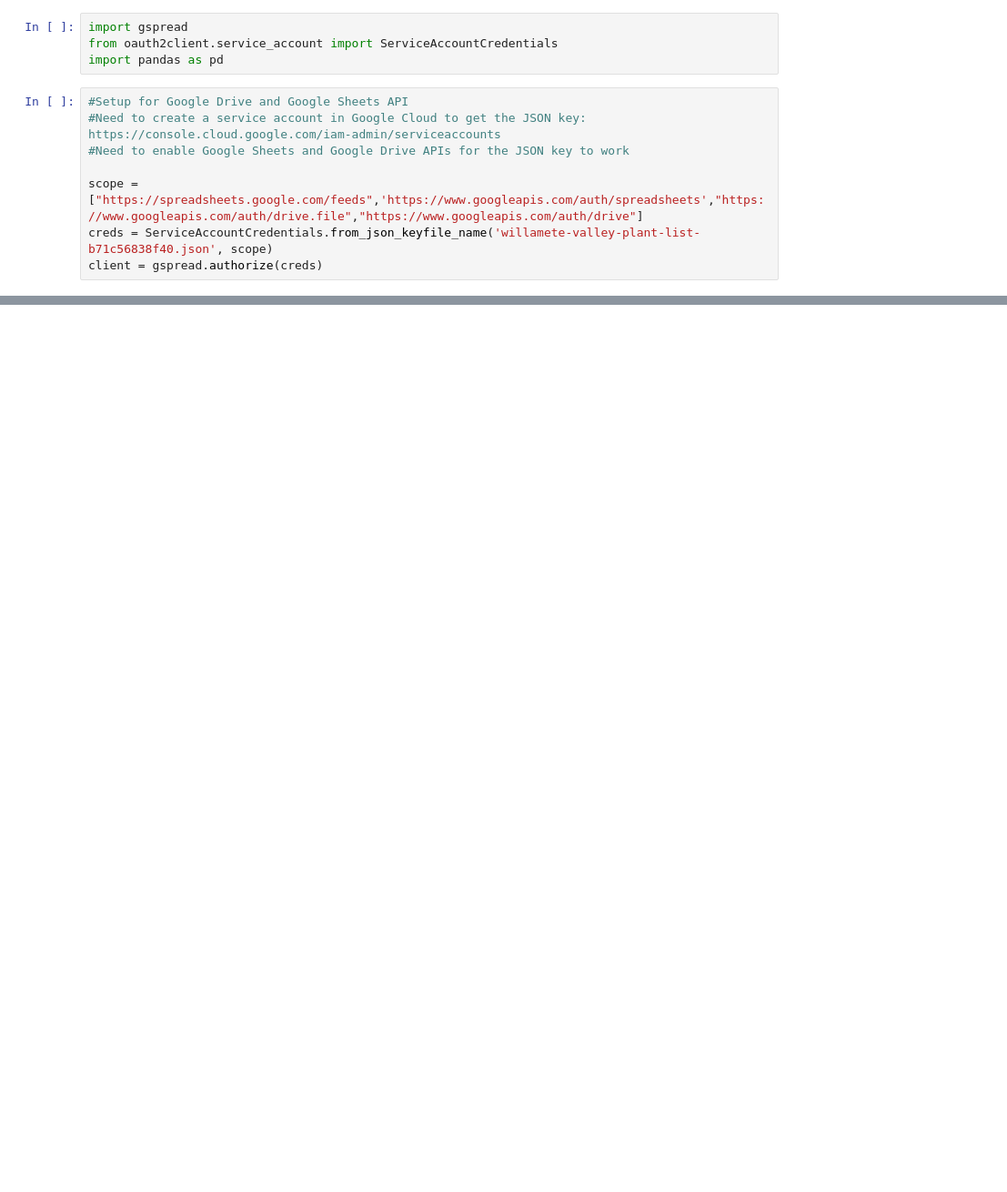
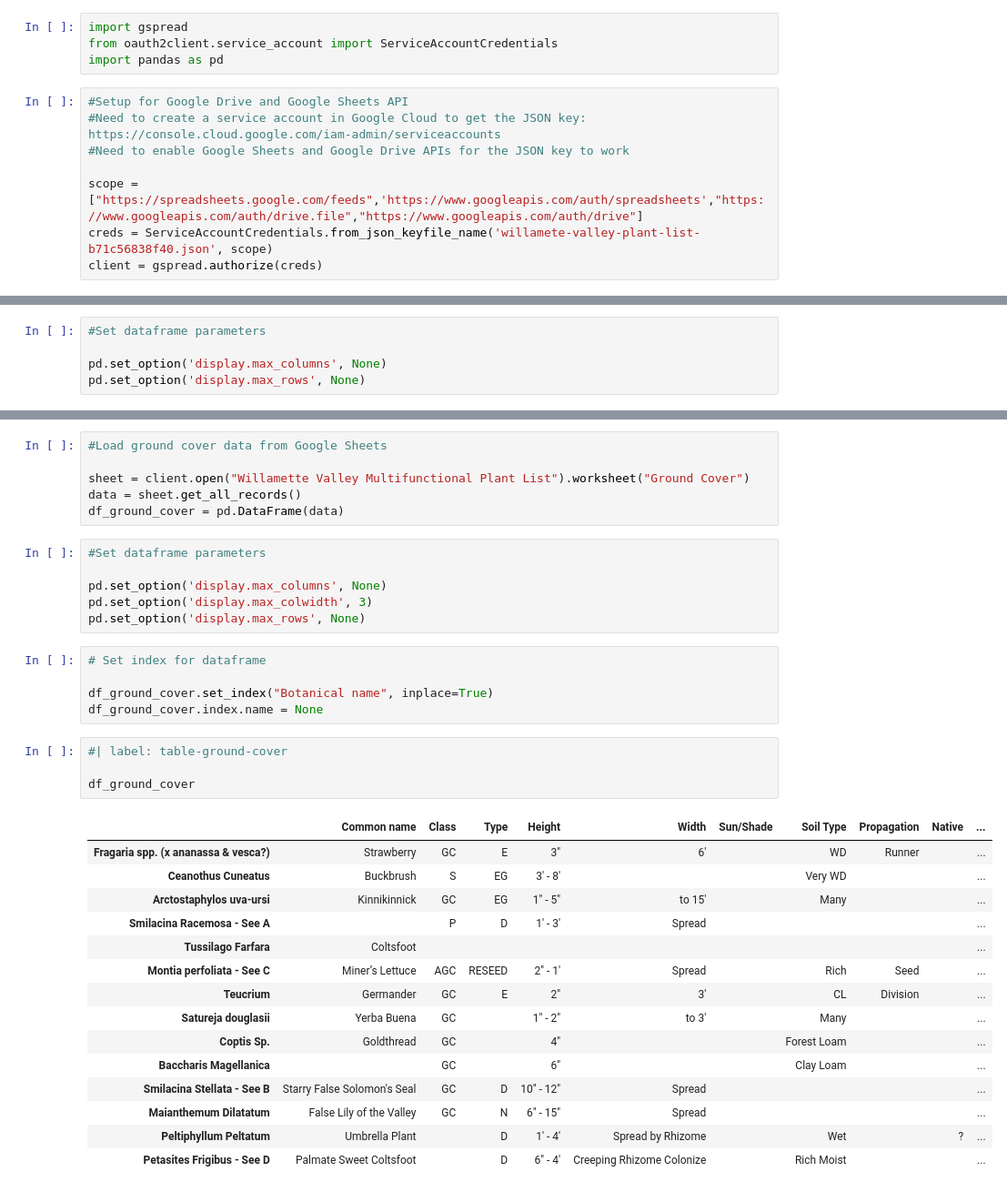
Before and after one commit to alexdallman1029/alexdallman1029.github.io, a Jupyter notebook: jupyter/google-integration.ipynb, the cells around one changed output, grey strips where cells are left out. Shown: that part at 91% size. Cells and saved outputs as stored; diff of their text form; blank space fills up the shorter version.

```diff
--- a/jupyter/google-integration.ipynb
+++ b/jupyter/google-integration.ipynb
@@ -16,3 +19,8 @@ sheet = client.open("Willamette Valley Multifunctional Plant List").sheet1
 data = sheet.get_all_records()
 df_fruit_trees = pd.DataFrame(data)
+# %%
+#Set dataframe parameters
+
+pd.set_option('display.max_columns', None)
+pd.set_option('display.max_rows', None)
 # %%
@@ -44,0 +57,37 @@ df_fruit_trees
+# %%
+#Load ground cover data from Google Sheets
+
+sheet = client.open("Willamette Valley Multifunctional Plant List").worksheet("Ground Cover")
+data = sheet.get_all_records()
+df_ground_cover = pd.DataFrame(data)
+# %%
+#Set dataframe parameters
+
+pd.set_option('display.max_columns', None)
+pd.set_option('display.max_colwidth', 3)
+pd.set_option('display.max_rows', None)
+# %%
+# Set index for dataframe
+
+df_ground_cover.set_index("Botanical name", inplace=True)
+df_ground_cover.index.name = None
+# %%
+#| label: table-ground-cover
+
+df_ground_cover
+# %% [output]
+|  | Common name | Class | Type | Height | Width | Sun/Shade | Soil Type | Propagation | Native | ... |
+| Fragaria spp. (x ananassa & vesca?) | Strawberry | GC | E | 3" | 6' |  | WD | Runner |  | ... |
+| Ceanothus Cuneatus | Buckbrush | S | EG | 3' - 8' |  |  | Very WD |  |  | ... |
+| Arctostaphylos uva-ursi | Kinnikinnick | GC | EG | 1" - 5" | to 15' |  | Many |  |  | ... |
+| Smilacina Racemosa - See A |  | P | D | 1' - 3' | Spread |  |  |  |  | ... |
+| Tussilago Farfara | Coltsfoot |  |  |  |  |  |  |  |  | ... |
+| Montia perfoliata - See C | Miner’s Lettuce | AGC | RESEED | 2" - 1' | Spread |  | Rich | Seed |  | ... |
+| Teucrium | Germander | GC | E | 2" | 3' |  | CL | Division |  | ... |
+| Satureja douglasii | Yerba Buena | GC |  | 1" - 2" | to 3' |  | Many |  |  | ... |
+| Coptis Sp. | Goldthread | GC |  | 4" |  |  | Forest Loam |  |  | ... |
+| Baccharis Magellanica |  | GC |  | 6" |  |  | Clay Loam |  |  | ... |
+| Smilacina Stellata - See B | Starry False Solomon's Seal | GC | D | 10" - 12" | Spread |  |  |  |  | ... |
+| Maianthemum Dilatatum | False Lily of the Valley | GC | N | 6" - 15" | Spread |  |  |  |  | ... |
+| Peltiphyllum Peltatum | Umbrella Plant |  | D | 1' - 4' | Spread by Rhizome |  | Wet |  | ? | ... |
+| Petasites Frigibus - See D | Palmate Sweet Coltsfoot |  | D | 6" - 4' | Creeping Rhizome Colonize |  | Rich Moist |  |  | ... |
```
Also changed, not shown: parts of 4 cells of this notebook, 35 other files.
